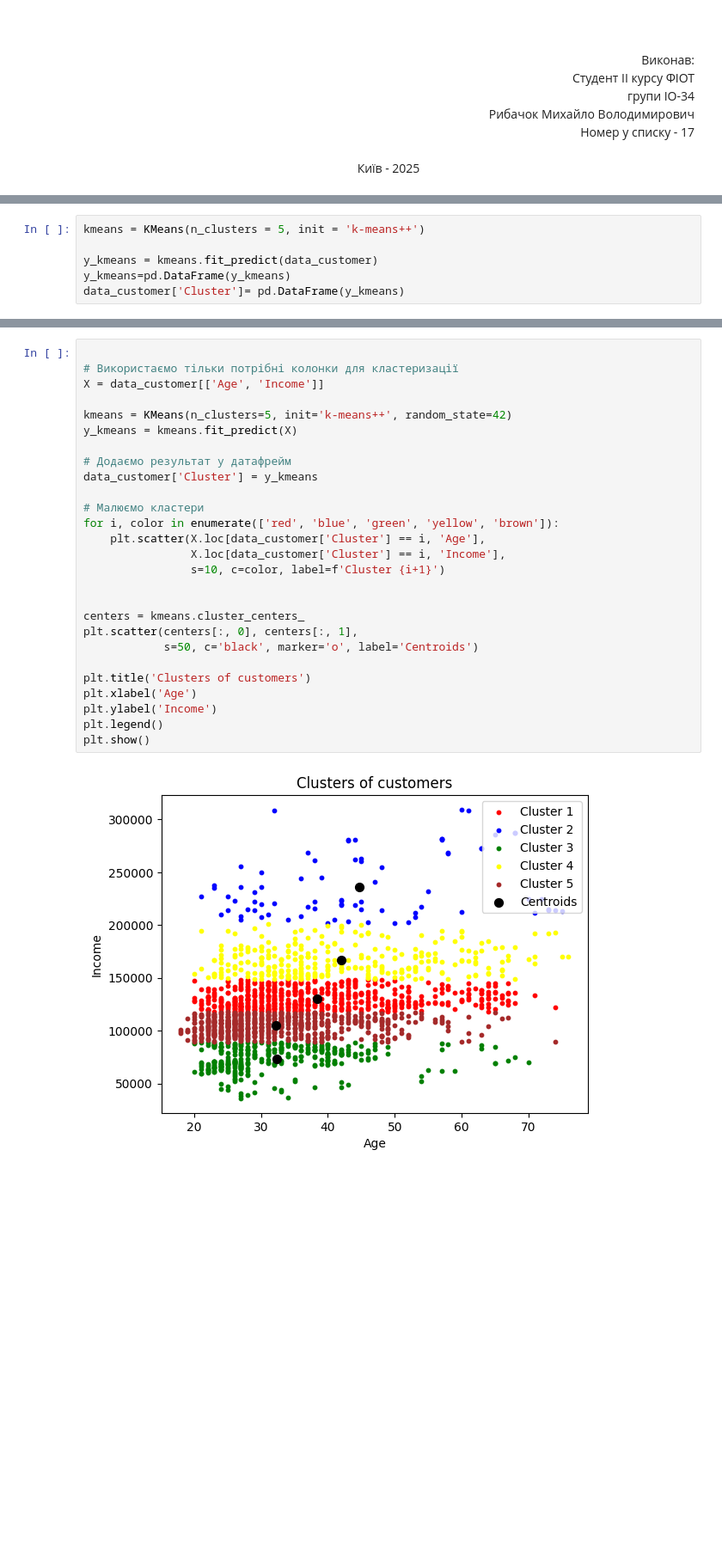
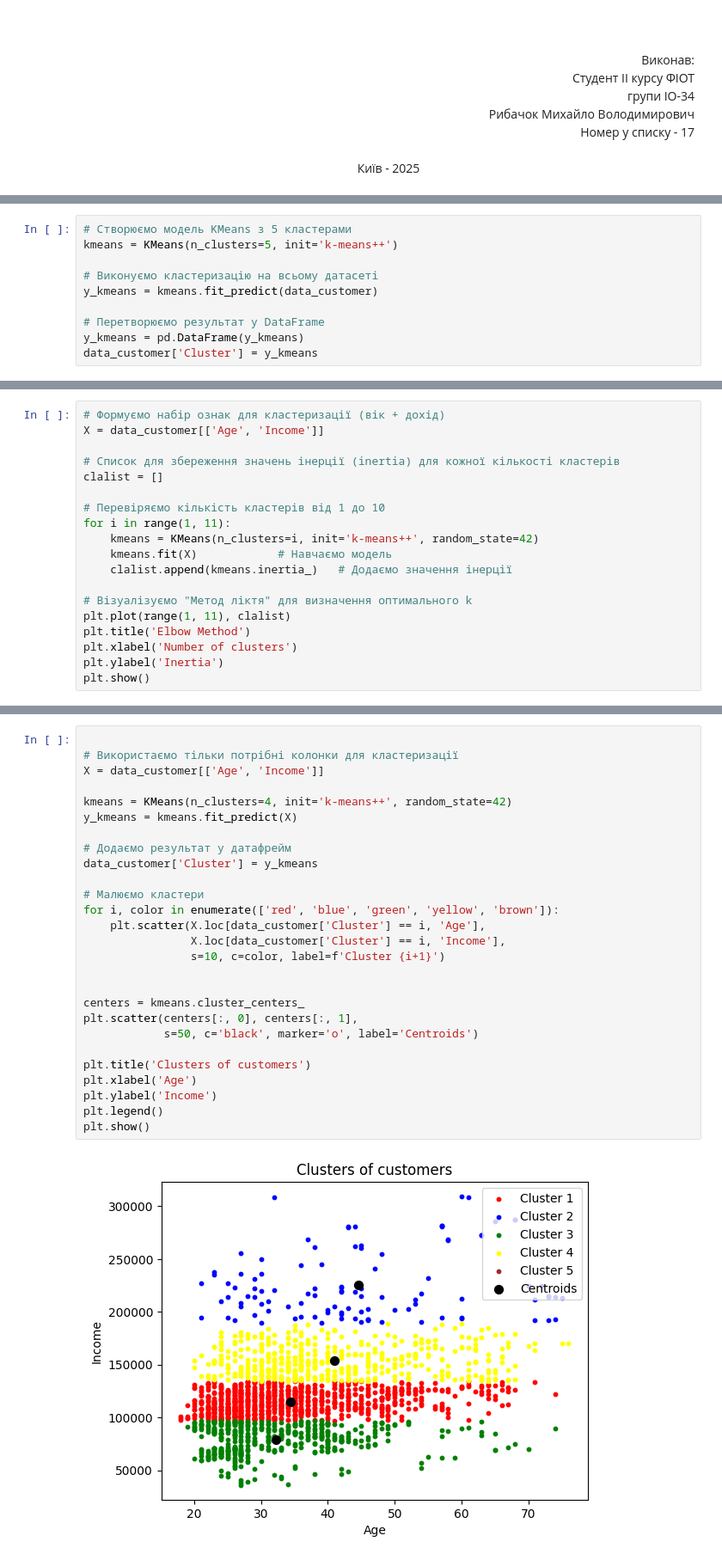
Before and after one commit to M1shanyaaa/DataScience_labs_KPI, a Jupyter notebook: Lab5/Lab5.ipynb, the cells around one changed output, grey strips where cells are left out. Shown: that part at 86% size. Drawn from its saved outputs; the diff is of its cells as text; blank space fills up the shorter version.

```diff
--- a/Lab5/Lab5.ipynb
+++ b/Lab5/Lab5.ipynb
@@ -60,6 +59,10 @@ data_customer.head()
 # %%
-kmeans = KMeans(n_clusters = 5, init = 'k-means++')
+# Створюємо модель KMeans з 5 кластерами
+kmeans = KMeans(n_clusters=5, init='k-means++')
 
+# Виконуємо кластеризацію на всьому датасеті
 y_kmeans = kmeans.fit_predict(data_customer)
-y_kmeans=pd.DataFrame(y_kmeans)
-data_customer['Cluster']= pd.DataFrame(y_kmeans)
+
+# Перетворюємо результат у DataFrame
+y_kmeans = pd.DataFrame(y_kmeans)
+data_customer['Cluster'] = y_kmeans
@@ -74,0 +69,19 @@ from sklearn.preprocessing import StandardScaler
+# %%
+# Формуємо набір ознак для кластеризації (вік + дохід)
+X = data_customer[['Age', 'Income']]
+
+# Список для збереження значень інерції (inertia) для кожної кількості кластерів
+clalist = []
+
+# Перевіряємо кількість кластерів від 1 до 10
+for i in range(1, 11):
+    kmeans = KMeans(n_clusters=i, init='k-means++', random_state=42)
+    kmeans.fit(X)            # Навчаємо модель
+    clalist.append(kmeans.inertia_)   # Додаємо значення інерції
+
+# Візуалізуємо "Метод ліктя" для визначення оптимального k
+plt.plot(range(1, 11), clalist)
+plt.title('Elbow Method')
+plt.xlabel('Number of clusters')
+plt.ylabel('Inertia')
+plt.show()
@@ -75,29 +90,29 @@ from sklearn.preprocessing import StandardScaler
 # %%
 
 # Використаємо тільки потрібні колонки для кластеризації
 X = data_customer[['Age', 'Income']]
 
-kmeans = KMeans(n_clusters=5, init='k-means++', random_state=42)
+kmeans = KMeans(n_clusters=4, init='k-means++', random_state=42)
 y_kmeans = kmeans.fit_predict(X)
 
 # Додаємо результат у датафрейм
 data_customer['Cluster'] = y_kmeans
 
 # Малюємо кластери
 for i, color in enumerate(['red', 'blue', 'green', 'yellow', 'brown']):
     plt.scatter(X.loc[data_customer['Cluster'] == i, 'Age'],
                 X.loc[data_customer['Cluster'] == i, 'Income'],
                 s=10, c=color, label=f'Cluster {i+1}')
 
 
 centers = kmeans.cluster_centers_
 plt.scatter(centers[:, 0], centers[:, 1],
             s=50, c='black', marker='o', label='Centroids')
 
 plt.title('Clusters of customers')
 plt.xlabel('Age')
 plt.ylabel('Income')
 plt.legend()
 plt.show()
 # %% [output]
-[figure, old version]
+[figure, new version]
```
Also changed, not shown: parts of 6 cells of this notebook.
